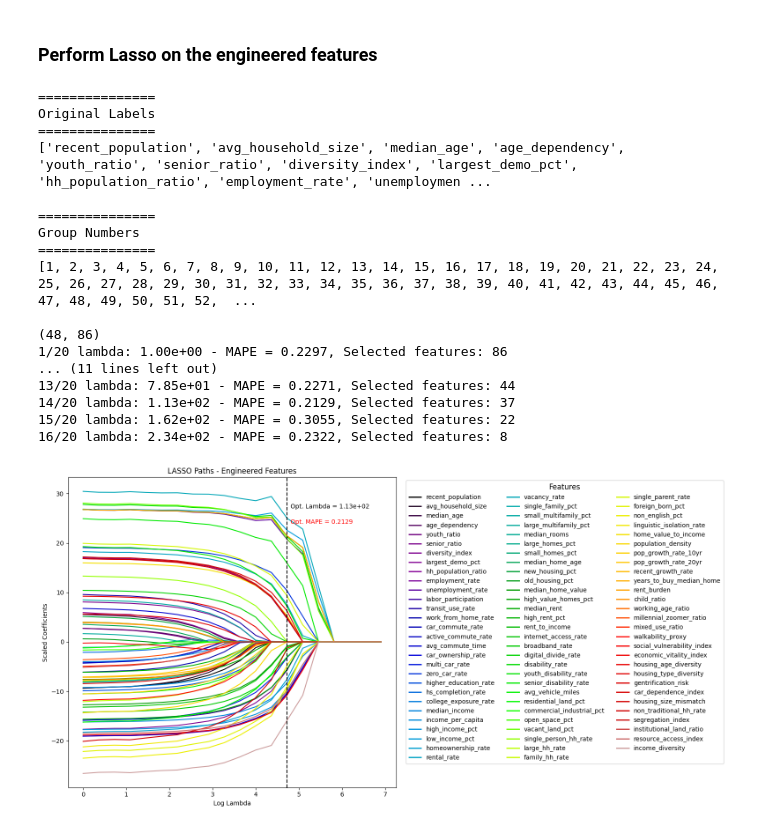
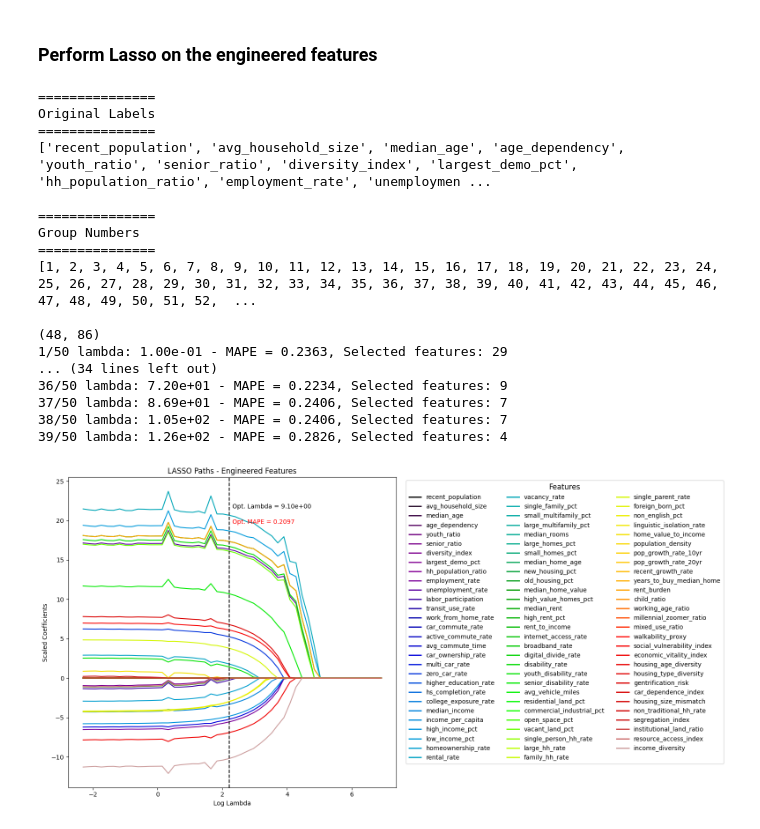
Before and after one commit to VanDang003/Analysis-of-Crime-and-Socioeconomic-Factors-in-Chicago, a Jupyter notebook: Feature Selection.ipynb, the cells around one changed output. Cells and saved outputs as stored; diff of their text form; code cells hidden in the pictures.

```diff
--- a/Feature Selection.ipynb
+++ b/Feature Selection.ipynb
@@ -185 +154,19 @@ data_csv[cat_cols] = data_csv[cat_cols].astype('category')
+# %%
+from used_packages import *
+from utils import *
+
+# load cleaned crime data from 2015
+path_crime_clean = 'data/crime_data/crime_data_clean_2015.csv'
+data_csv_clean = pd.read_csv(path_crime_clean, header=0)
+
+cat_cols = ['ID', 'Case Number', 'Block', 'IUCR', 'Primary Type', 'Description',
+            'Location Description', 'Arrest', 'Domestic', 'Beat', 'District',
+            'Ward', 'Community Area', 'FBI Code']
+data_csv_clean[cat_cols] = data_csv_clean[cat_cols].astype('category')
+
+data_csv_clean[['Community Area', 'District', 'Ward']] = (
+    data_csv_clean[['Community Area', 'District', 'Ward']]
+    .apply(lambda x: x.map(lambda v: f"{int(v)}" if pd.notna(v) else v))
+    .astype('category')
+)
 # %%
@@ -260 +229,5 @@ data_train.head(10)
+# %%
+path_css = 'data/comm_snapshot/CCA - Community_Data_Snapshots_2024_3269398054420983008.csv'
+data_css = pd.read_csv(path_css, header=0)
+data_css['GEOID'] = data_css['GEOID'].astype('category')
 # %% [markdown]
@@ -297,3 +237,18 @@ merged_data.columns.tolist()
+# %%
+crimes_by_area = data_csv_clean.groupby('Community Area')['ID'].count().reset_index()
+crimes_by_area.columns = ['CA', 'Crime_Count']
+crimes_by_area['CA'] = crimes_by_area['CA'].astype('int').astype('category')
+
+# Merge with community data
+merged_data = pd.merge(crimes_by_area, data_css,
+                       left_on='CA',
+                       right_on='GEOID',
+                       how='left').drop('GEOID', axis=1)
+
+comm_areas = {d['CA']: d['GEOG'] for _, d in merged_data.iterrows()}
+
+# Create response variable
+merged_data['Crime_Rate'] = merged_data['Crime_Count'] / merged_data['2020_POP'] * 1000
 # %%
 # import CSS labels and group dictionaries. Manually created from CSS description pdf
 from groups_and_vars import *
@@ -468,37 +440,37 @@ The overall performance is not as bad the the full set of raw variables, however
 # %% [markdown]
 ### Perform Lasso on the engineered features
 # %%
-l1_reg = 0.1 #np.linspace(0,0.1,100)
+l1_reg = 150 #np.linspace(0,0.1,100) #150
 title = f'LASSO Paths - Engineered Features'
 model_l, coefs_l, lam_l, ypred_l, feature_names_l, group_names_l, _, best_selected_features_l = (
     glasso_paths(X_train_l, y_train_l, X_test_l,
-                 c_start=0, c_stop=3, c_num=20,
+                 c_start=-1, c_stop=3, c_num=50,
                  scoring='neg_mean_absolute_percentage_error',
                  l1_reg=l1_reg,
                  n_iter=50,
                  tol=1e-3,
                  cmap='nipy_spectral',
                  title=title,
                  verbose=True,
                  no_groups=True,
                  save_plot=True,
                  show_nonzero_only=False))
 # %% [output]
 ===============
 Original Labels
 ===============
 ['recent_population', 'avg_household_size', 'median_age', 'age_dependency', 'youth_ratio', 'senior_ratio', 'diversity_index', 'largest_demo_pct', 'hh_population_ratio', 'employment_rate', 'unemploymen ...
 
 ===============
 Group Numbers
 ===============
 [1, 2, 3, 4, 5, 6, 7, 8, 9, 10, 11, 12, 13, 14, 15, 16, 17, 18, 19, 20, 21, 22, 23, 24, 25, 26, 27, 28, 29, 30, 31, 32, 33, 34, 35, 36, 37, 38, 39, 40, 41, 42, 43, 44, 45, 46, 47, 48, 49, 50, 51, 52,  ...
 
 (48, 86)
-1/20 lambda: 1.00e+00 - MAPE = 0.2297, Selected features: 86
-... (11 lines left out)
-13/20 lambda: 7.85e+01 - MAPE = 0.2271, Selected features: 44
-14/20 lambda: 1.13e+02 - MAPE = 0.2129, Selected features: 37
-15/20 lambda: 1.62e+02 - MAPE = 0.3055, Selected features: 22
-16/20 lambda: 2.34e+02 - MAPE = 0.2322, Selected features: 8
+1/50 lambda: 1.00e-01 - MAPE = 0.2363, Selected features: 29
+... (34 lines left out)
+36/50 lambda: 7.20e+01 - MAPE = 0.2234, Selected features: 9
+37/50 lambda: 8.69e+01 - MAPE = 0.2406, Selected features: 7
+38/50 lambda: 1.05e+02 - MAPE = 0.2406, Selected features: 7
+39/50 lambda: 1.26e+02 - MAPE = 0.2826, Selected features: 4
-[figure, old version]
+[figure, new version]
```
Also changed, not shown: parts of 52 cells of this notebook, 10 other files.
